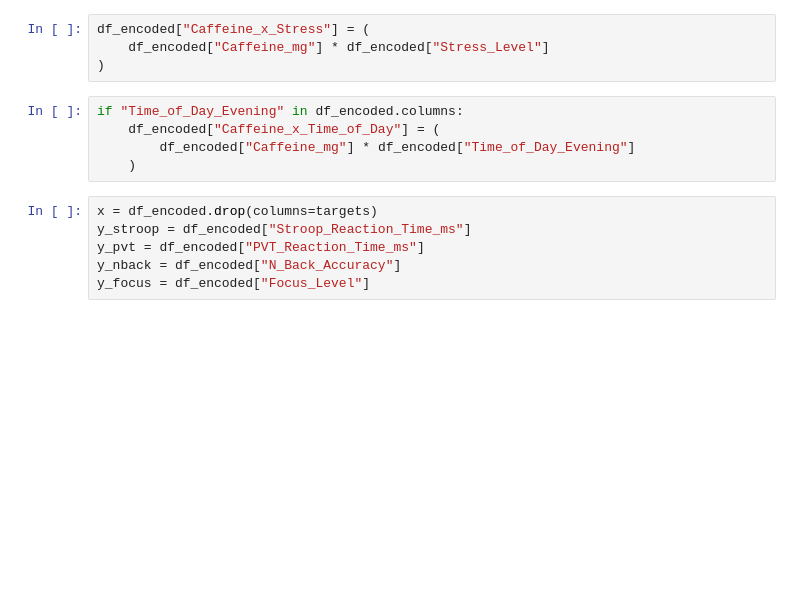
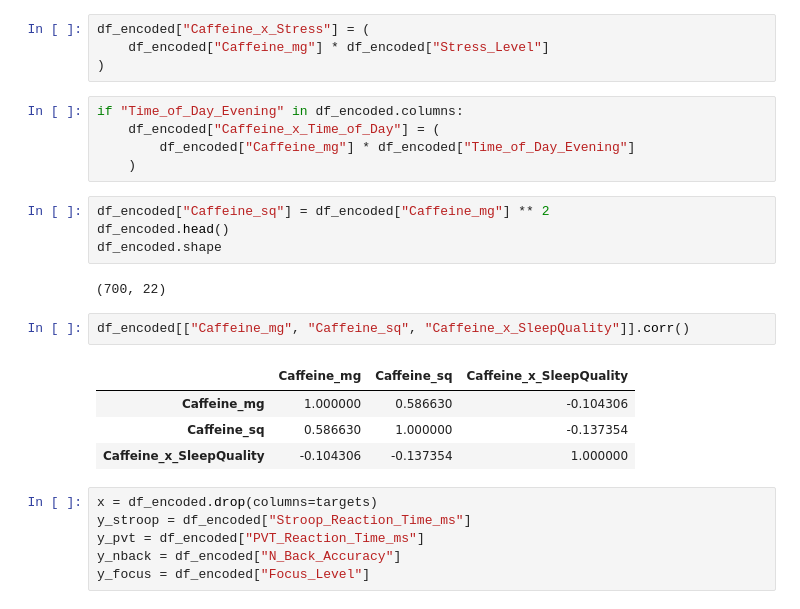
Before and after one commit to tejas1528/Coffee_RP, a Jupyter notebook: 02_coffee.ipynb, the cells around one changed output. Drawn from its saved outputs; the diff is of its cells as text; blank space fills up the shorter version.

```diff
--- a/02_coffee.ipynb
+++ b/02_coffee.ipynb
@@ -63,6 +64,19 @@ if "Time_of_Day_Evening" in df_encoded.columns:
     df_encoded["Caffeine_x_Time_of_Day"] = (
         df_encoded["Caffeine_mg"] * df_encoded["Time_of_Day_Evening"]
     )
+# %%
+df_encoded["Caffeine_sq"] = df_encoded["Caffeine_mg"] ** 2
+df_encoded.head()
+df_encoded.shape
+# %% [output]
+(700, 22)
+# %%
+df_encoded[["Caffeine_mg", "Caffeine_sq", "Caffeine_x_SleepQuality"]].corr()
+# %% [output]
+|  | Caffeine_mg | Caffeine_sq | Caffeine_x_SleepQuality |
+| Caffeine_mg | 1.000000 | 0.586630 | -0.104306 |
+| Caffeine_sq | 0.586630 | 1.000000 | -0.137354 |
+| Caffeine_x_SleepQuality | -0.104306 | -0.137354 | 1.000000 |
 # %%
 x = df_encoded.drop(columns=targets)
 y_stroop = df_encoded["Stroop_Reaction_Time_ms"]
```
Also changed, not shown: parts of 6 cells of this notebook, 5 other files.
